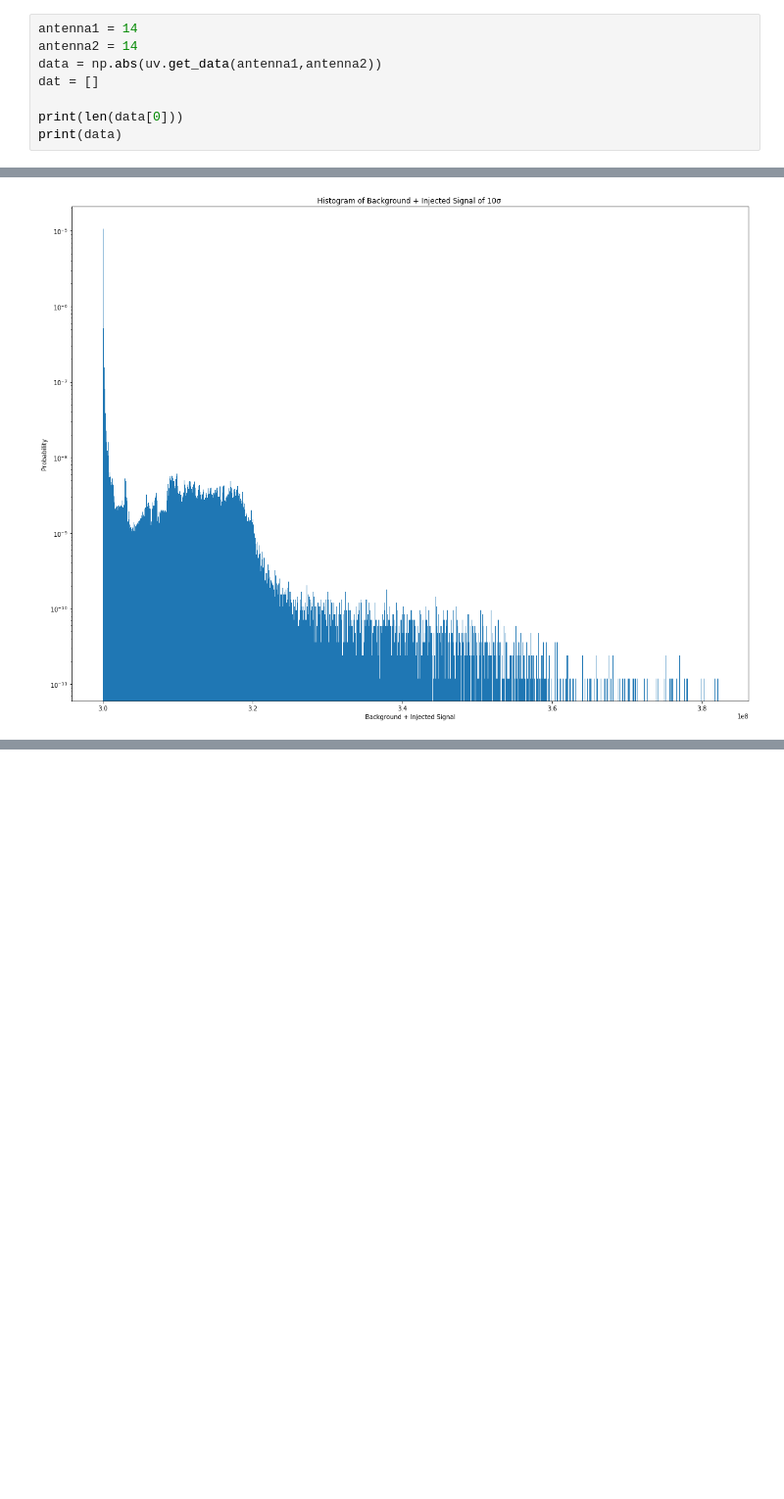
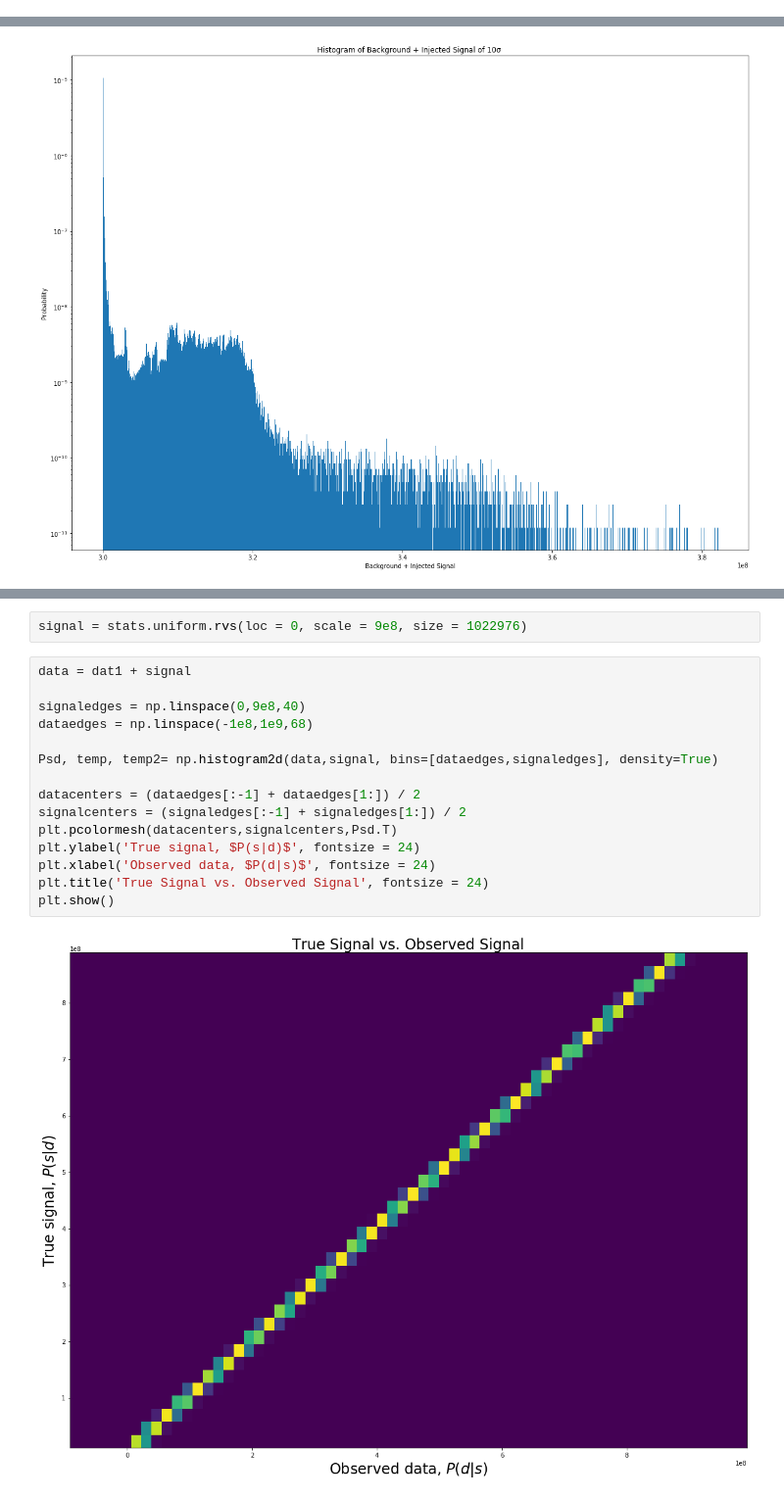
Before and after one commit to ecb49/burns_phys434, a Jupyter notebook: labs/Burns_Lab6.ipynb, the cells around one changed output, grey strips where cells are left out. Shown at 98% size. Drawn from its saved outputs; the diff is of its cells as text; blank space fills up the shorter version.

```diff
--- a/labs/Burns_Lab6.ipynb
+++ b/labs/Burns_Lab6.ipynb
@@ -40,11 +40,3 @@ print(np.shape(data))
 This data array has shape:
 (# baselines*times, # spectral windows, # frequencies, # polarizations)
 (13320, 1, 1536, 1)
-# %%
-antenna1 = 14
-antenna2 = 14
-data = np.abs(uv.get_data(antenna1,antenna2))
-dat = []
-
-print(len(data[0]))
-print(data)
@@ -127,0 +112,19 @@ plt.show()
+# %%
+signal = stats.uniform.rvs(loc = 0, scale = 9e8, size = 1022976)
+# %%
+data = dat1 + signal
+
+signaledges = np.linspace(0,9e8,40)
+dataedges = np.linspace(-1e8,1e9,68)
+
+Psd, temp, temp2= np.histogram2d(data,signal, bins=[dataedges,signaledges], density=True)
+
+datacenters = (dataedges[:-1] + dataedges[1:]) / 2
+signalcenters = (signaledges[:-1] + signaledges[1:]) / 2
+plt.pcolormesh(datacenters,signalcenters,Psd.T)
+plt.ylabel('True signal, $P(s|d)$', fontsize = 24)
+plt.xlabel('Observed data, $P(d|s)$', fontsize = 24)
+plt.title('True Signal vs. Observed Signal', fontsize = 24)
+plt.show()
+# %% [output]
+[figure, added]
```
Also changed, not shown: parts of 15 cells of this notebook, 1 other file.
